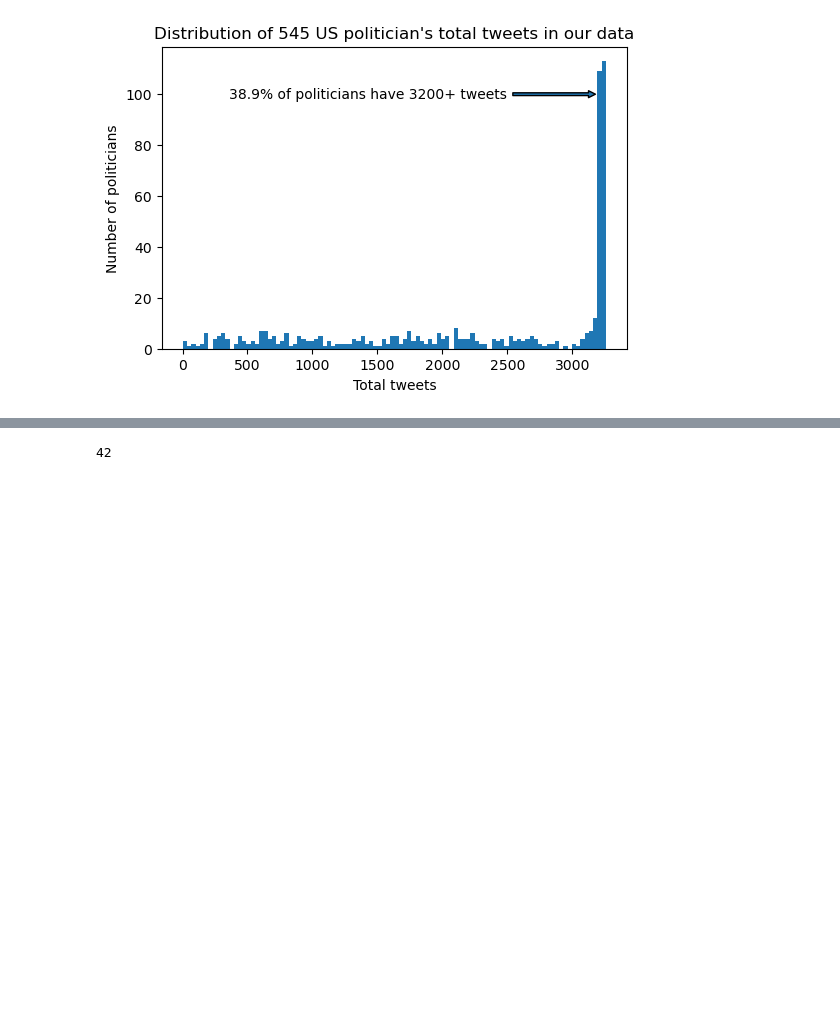
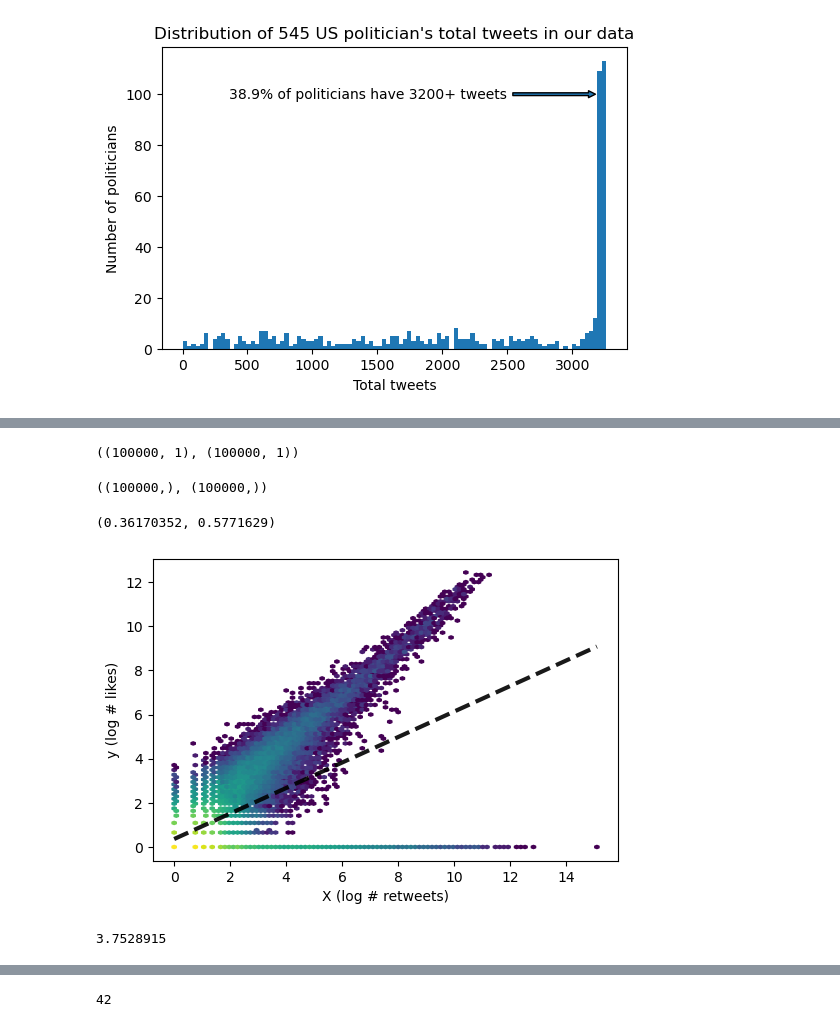
Before and after one commit to levon003/ml-visualized, a Jupyter notebook: _notebook/BoWLinRegTweets.ipynb, the cells around one changed output, grey strips where cells are left out. Drawn from its saved outputs; the diff is of its cells as text; code cells hidden in the pictures; blank space fills up the shorter version.

```diff
--- a/_notebook/BoWLinRegTweets.ipynb
+++ b/_notebook/BoWLinRegTweets.ipynb
@@ -116,0 +168,51 @@ plt.show()
+# %%
+X_train = X[:n_train]
+X_test = X[n_train:]
+X_train.shape, X_test.shape
+# %% [output]
+((100000, 1), (100000, 1))
+# %%
+y_train = y[:n_train]
+y_test = y[n_train:]
+y_train.shape, y_test.shape
+# %% [output]
+((100000,), (100000,))
+# %%
+def train_model(X_train, y_train):
+    import sklearn.linear_model
+    model = sklearn.linear_model.LinearRegression()
+    model.fit(X_train, y_train)
+    return model
+# %%
+model = train_model(X_train, y_train)
+# %%
+intercept = model.intercept_
+slope = model.coef_[0]
+intercept, slope
+# %% [output]
+(0.36170352, 0.5771629)
+# %%
+xs = X_test.reshape(-1)
+ys = y_test
+plt.hexbin(xs, ys, bins='log', mincnt=1)
+plt.xlabel("X (log # retweets)")
+plt.ylabel("y (log # likes)")
+
+xs.sort()
+fit_ys = intercept + slope * xs
+plt.plot(xs, fit_ys, '--', linewidth=3, color='black', alpha=0.9)
+
+plt.show()
+# %% [output]
+[figure, added]
+# %%
+def evaluate_model(model, X_test, y_test):
+    y_pred = model.predict(X_test)
+    absolute_errors = np.abs(y_test - y_pred)
+    mean_squared_error = np.mean(absolute_errors ** 2)
+    return mean_squared_error, absolute_errors, y_pred
+
+mean_squared_error, absolute_errors, y_pred = evaluate_model(model, X_test, y_test)
+mean_squared_error
+# %% [output]
+3.7528915
```
Also changed, not shown: parts of 46 cells of this notebook, 1 other file.
